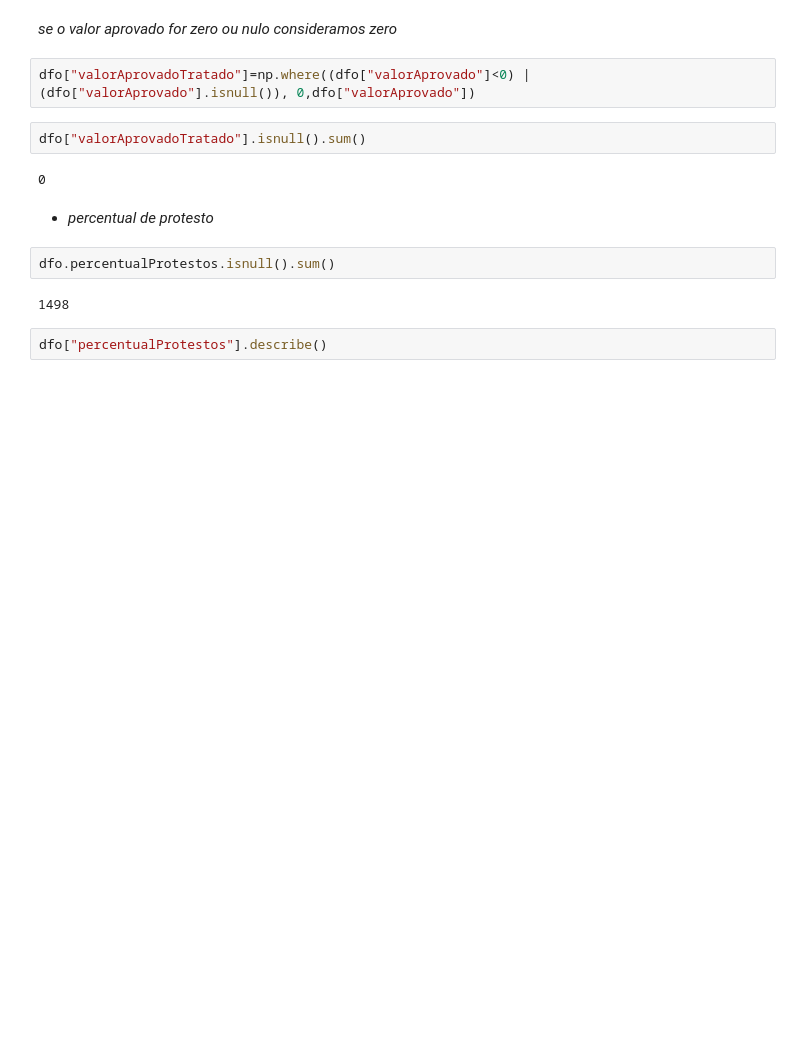
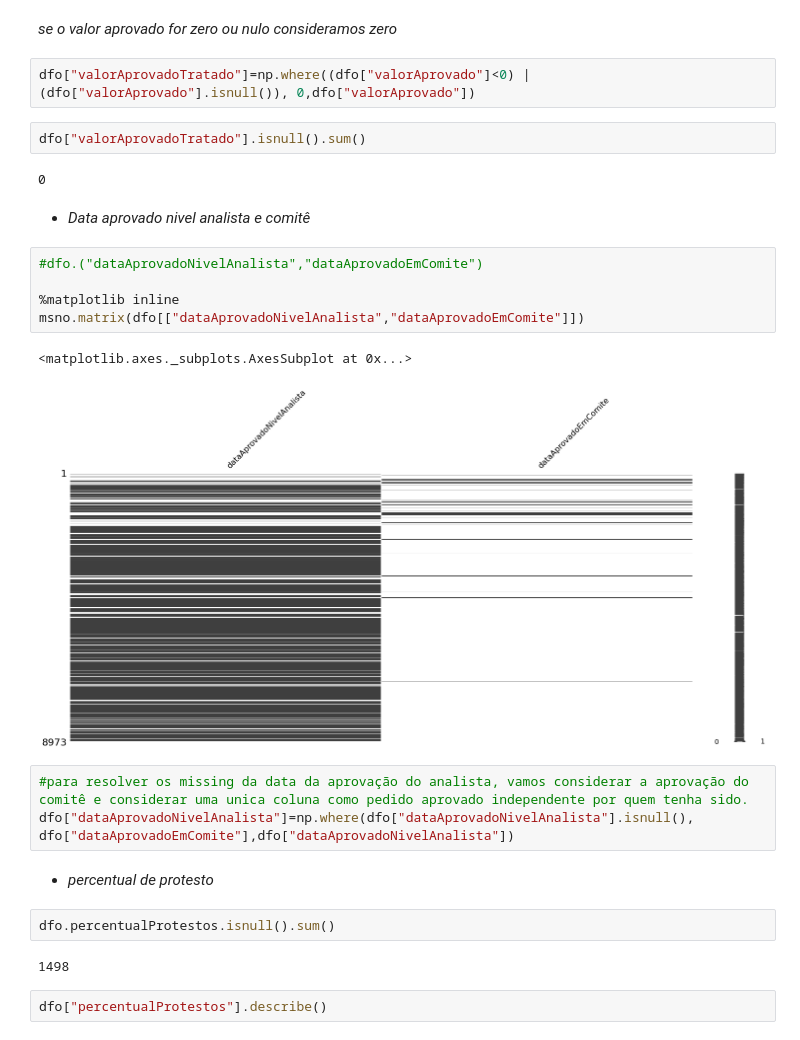
Before and after one commit to bartiralira/DeepLearning, a Jupyter notebook: BootCamp1.ipynb, the cells around one changed output. Cells and saved outputs as stored; diff of their text form; blank space fills up the shorter version.

```diff
--- a/BootCamp1.ipynb
+++ b/BootCamp1.ipynb
@@ -233,6 +233,19 @@ dfo["valorAprovadoTratado"]=np.where((dfo["valorAprovado"]<0) | (dfo["valorAprov
 dfo["valorAprovadoTratado"].isnull().sum()
 # %% [output]
 0
+# %% [markdown]
+* *Data aprovado nivel analista e comitê*
+# %%
+#dfo.("dataAprovadoNivelAnalista","dataAprovadoEmComite")
+
+%matplotlib inline
+msno.matrix(dfo[["dataAprovadoNivelAnalista","dataAprovadoEmComite"]])
+# %% [output]
+<matplotlib.axes._subplots.AxesSubplot at 0x...>
+[figure, added]
+# %%
+#para resolver os missing da data da aprovação do analista, vamos considerar a aprovação do comitê e considerar uma unica coluna como pedido aprovado independente por quem tenha sido.
+dfo["dataAprovadoNivelAnalista"]=np.where(dfo["dataAprovadoNivelAnalista"].isnull(), dfo["dataAprovadoEmComite"],dfo["dataAprovadoNivelAnalista"])
 # %% [markdown]
 * *percentual de protesto*
 # %%
```
Also changed, not shown: parts of 5 cells of this notebook.
